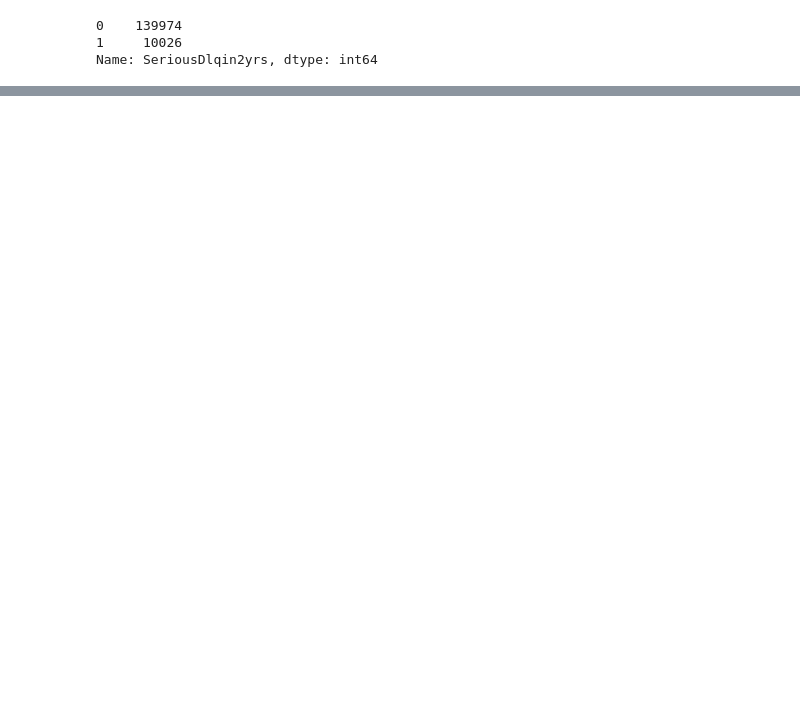
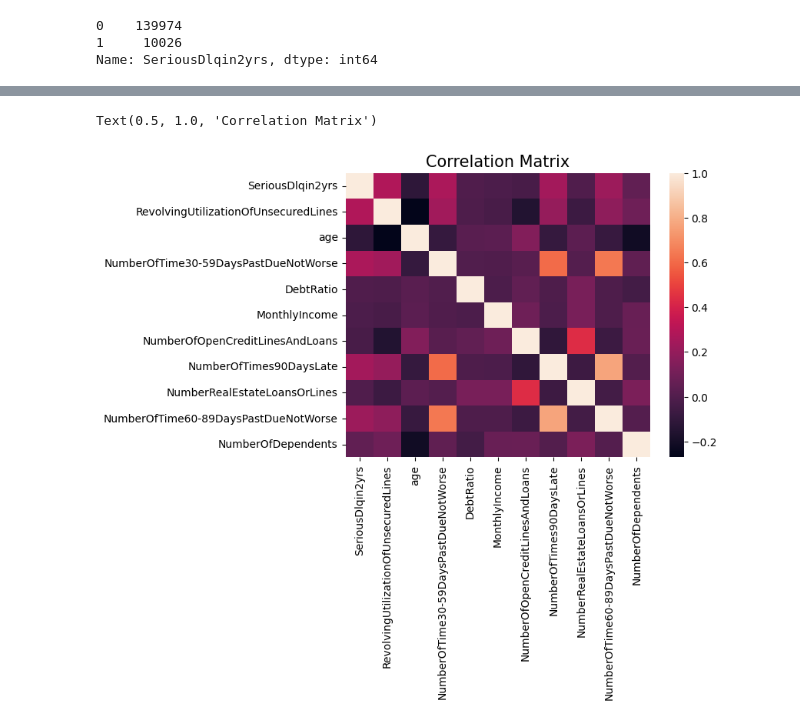
Before and after one commit to Merc1337/Credit-Scoring, a Jupyter notebook: Course_paperwork.ipynb, the cells around one changed output, grey strips where cells are left out. Drawn from its saved outputs; the diff is of its cells as text; code cells hidden in the pictures; blank space fills up the shorter version.

```diff
--- a/Course_paperwork.ipynb
+++ b/Course_paperwork.ipynb
@@ -326,0 +131,4 @@ Wall time: 22.4 s
+# %%
+df_train.loc[df_train['NumberOfTime30-59DaysPastDueNotWorse'] >= 90, 'NumberOfTime30-59DaysPastDueNotWorse'] = 13
+df_train.loc[df_train['NumberOfTime60-89DaysPastDueNotWorse'] >= 90, 'NumberOfTime60-89DaysPastDueNotWorse'] = 11
+df_train.loc[df_train['NumberOfTimes90DaysLate'] >= 90, 'NumberOfTimes90DaysLate'] = 17
@@ -326,0 +183,3 @@ Wall time: 22.4 s
+# %%
+df_train = df_train[-((df_train["DebtRatio"] > df_train["DebtRatio"].quantile(0.95)) & (df_train['SeriousDlqin2yrs'] == df_train['MonthlyIncome']))]
+df_train
@@ -326,0 +212,5 @@ Wall time: 22.4 s
+# %%
+df_train = df_train[df_train['RevolvingUtilizationOfUnsecuredLines']<=13]
+# %%
+df_train['MonthlyIncome'].fillna(df_train['MonthlyIncome'].median(), inplace=True)
+df_train['NumberOfDependents'].fillna(0, inplace = True)
@@ -326,0 +226,6 @@ Wall time: 22.4 s
+# %%
+sns.heatmap(df_train.corr())
+plt.title("Correlation Matrix", fontsize = 15)
+# %% [output]
+Text(0.5, 1.0, 'Correlation Matrix')
+[figure, added]
```
Also changed, not shown: parts of 83 cells of this notebook.
